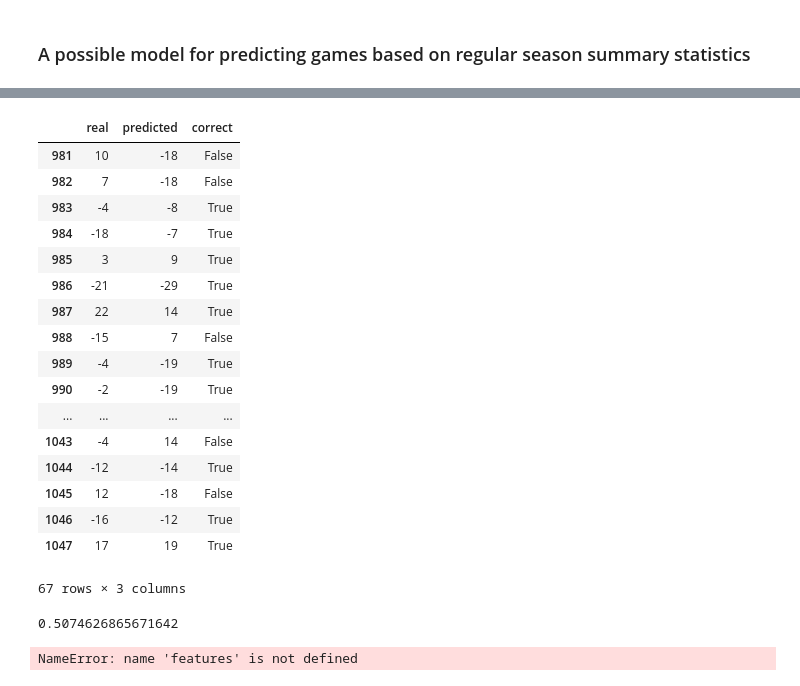
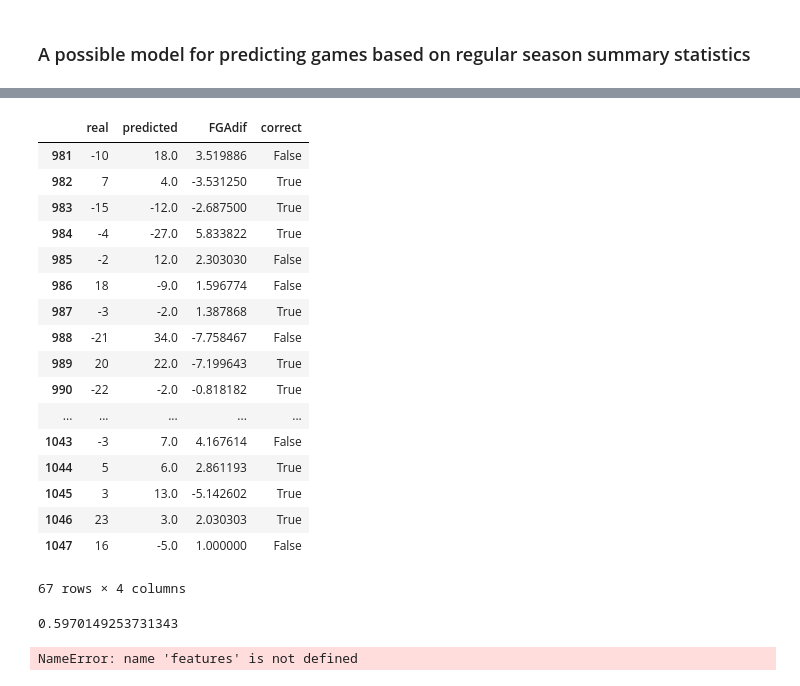
Before and after one commit to puvvadakc/NCAA2k19Predictions, a Jupyter notebook: testing/NCAA_ML_Workbook.ipynb, the cells around one changed output, grey strips where cells are left out. Cells and saved outputs as stored; diff of their text form; code cells hidden in the pictures.

```diff
--- a/testing/NCAA_ML_Workbook.ipynb
+++ b/testing/NCAA_ML_Workbook.ipynb
@@ -239,10 +196,16 @@ print(mixed_outcome.head())
 mixed_outcome.loc[mixing_matrix, ['WTeamID', 'LTeamID']] = mixed_outcome.loc[mixing_matrix, ['LTeamID', 'WTeamID']].values
 mixed_outcome.loc[mixing_matrix, ['score_dif']] = mixed_outcome.loc[mixing_matrix, ['score_dif']].mul(-1)
 print(mixed_outcome.head())
-features = pd.merge(mixed_outcome, team_summary_stats, how='left', left_on=['WTeamID', 'Season'], right_on=['TeamID', 'Season'])
-#features = pd.merge(features, team_summary_stats, how='left', left_on=['LTeamID'], right_on=['TeamID'], suffixes=('', '_t2'))
+print(len(mixed_outcome))
+features = pd.merge(mixed_outcome, team_summary_stats, left_on=['WTeamID', 'Season'], right_on=['TeamID', 'Season'])
+print(len(features))
+features = pd.merge(features, team_summary_stats, left_on=['Season', 'LTeamID'], right_on=['Season', 'TeamID'], suffixes=('', '_t2'))
+print(len(features))
+features.loc[:, 'FGM':'PF'] = features.loc[:, 'FGM':'PF'].values - features.loc[:, 'FGM_t2':'PF_t2'].values
+features = features.loc[:, 'Season':'PF']
 features.to_csv('data/mixed_prepared_features.csv')
-print(features.head(2))
+print(features.head(15))
+print(team_summary_stats.head(15))
 # %% [output]
    Season  WTeamID  LTeamID  score_dif
 0    2003     1421     1411          8
@@ -319,0 +251,2 @@ results[results['real'] * results['predicted'] > 0]
+# %%
+model = KnnFunc(test_features.drop(columns=['score_dif', 'Season']), test_features.score_dif)
@@ -320,27 +301,33 @@ results[results['real'] * results['predicted'] > 0]
 # %%
+results = pd.DataFrame()
+results['real'] = test_year.score_dif
+results['predicted'] = model.predict(test_year.drop(columns=['score_dif', 'Season']))
+results['FGAdif'] = test_year.FGA
+
+results[results['real'] * results['predicted'] > 0]
 results['correct'] = results['real'] * results['predicted'] > 0
 display(results)
 len(results[results['real'] * results['predicted'] > 0]) / len(results)
 # %% [output]
-|  | real | predicted | correct |
-| 981 | 10 | -18 | False |
-| 982 | 7 | -18 | False |
-| 983 | -4 | -8 | True |
-| 984 | -18 | -7 | True |
-| 985 | 3 | 9 | True |
-| 986 | -21 | -29 | True |
-| 987 | 22 | 14 | True |
-| 988 | -15 | 7 | False |
-| 989 | -4 | -19 | True |
-| 990 | -2 | -19 | True |
-| ... | ... | ... | ... |
-| 1043 | -4 | 14 | False |
-| 1044 | -12 | -14 | True |
-| 1045 | 12 | -18 | False |
-| 1046 | -16 | -12 | True |
-| 1047 | 17 | 19 | True |
+|  | real | predicted | FGAdif | correct |
+| 981 | -10 | 18.0 | 3.519886 | False |
+| 982 | 7 | 4.0 | -3.531250 | True |
+| 983 | -15 | -12.0 | -2.687500 | True |
+| 984 | -4 | -27.0 | 5.833822 | True |
+| 985 | -2 | 12.0 | 2.303030 | False |
+| 986 | 18 | -9.0 | 1.596774 | False |
+| 987 | -3 | -2.0 | 1.387868 | True |
+| 988 | -21 | 34.0 | -7.758467 | False |
+| 989 | 20 | 22.0 | -7.199643 | True |
+| 990 | -22 | -2.0 | -0.818182 | True |
+| ... | ... | ... | ... | ... |
+| 1043 | -3 | 7.0 | 4.167614 | False |
+| 1044 | 5 | 6.0 | 2.861193 | True |
+| 1045 | 3 | 13.0 | -5.142602 | True |
+| 1046 | 23 | 3.0 | 2.030303 | True |
+| 1047 | 16 | -5.0 | 1.000000 | False |
-67 rows × 3 columns
+67 rows × 4 columns
-0.5074626865671642
+0.5970149253731343
 # %%
 print(features)
 # %% [output]
```
Also changed, not shown: parts of 6 cells of this notebook, 1 other file.
